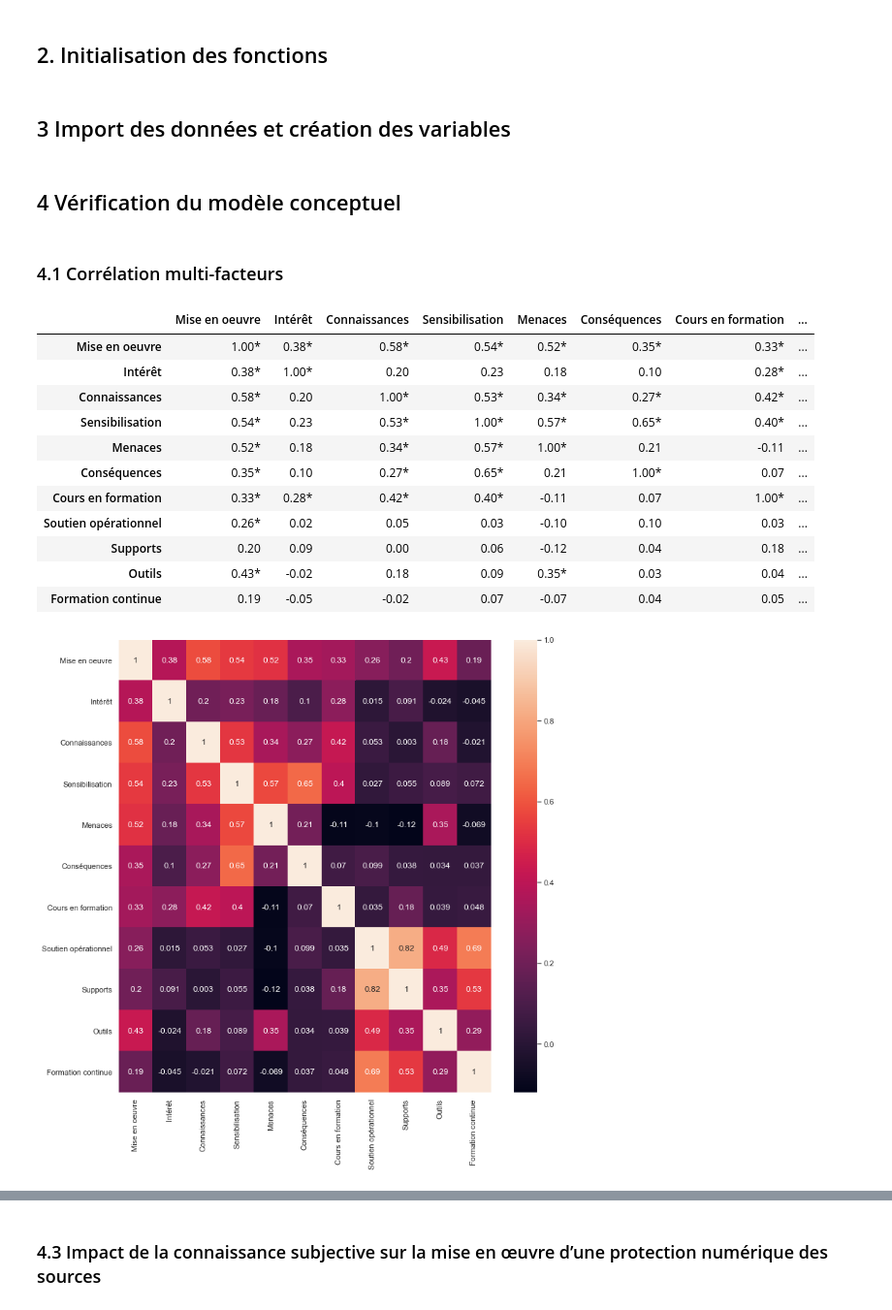
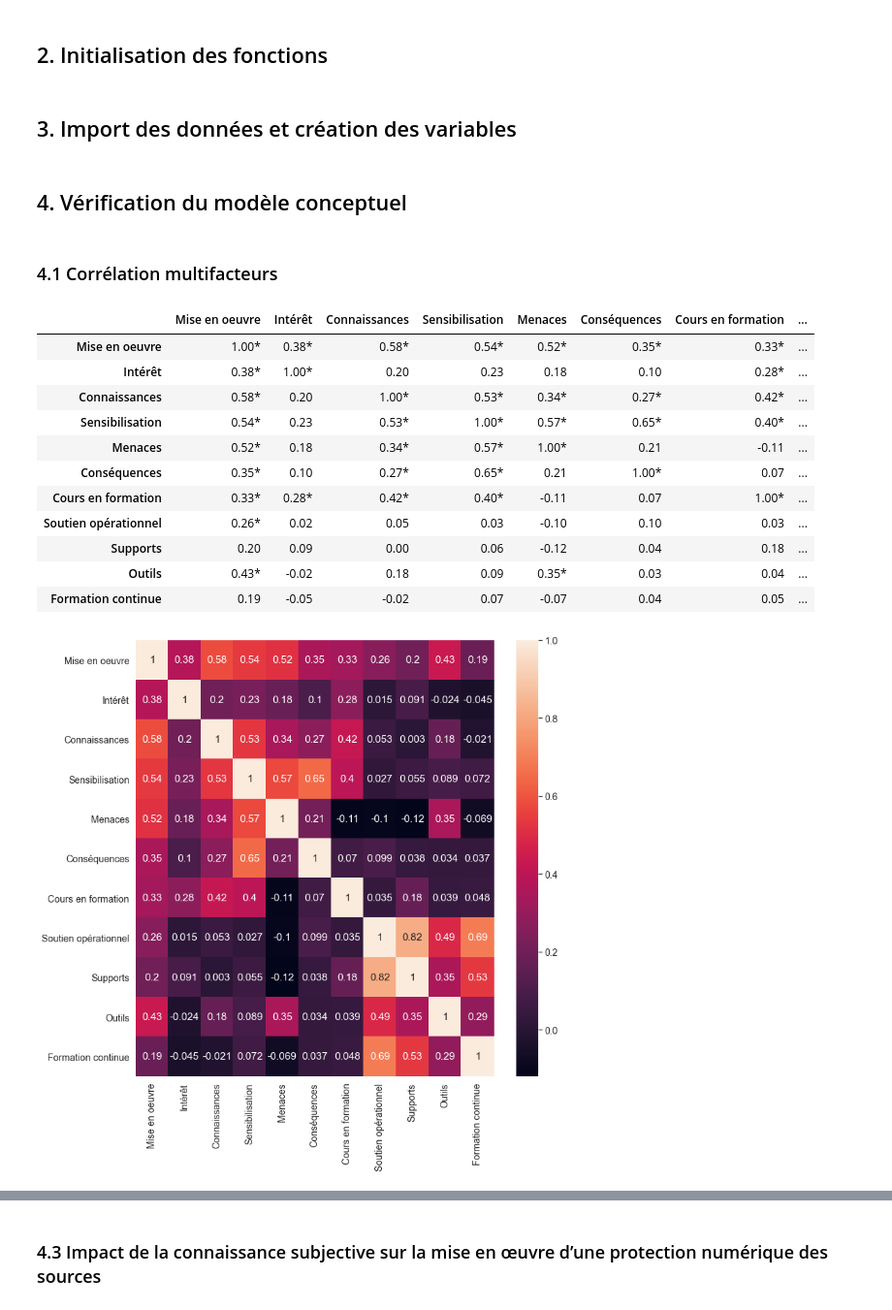
Before and after one commit to R00t3n3d/SourcesGuard, a Jupyter notebook: calculsTM.ipynb, the cells around one changed output, grey strips where cells are left out. Shown at 97% size. Cells and saved outputs as stored; diff of their text form; code cells hidden in the pictures.

```diff
--- a/calculsTM.ipynb
+++ b/calculsTM.ipynb
@@ -6,16 +6,19 @@
 import pandas as pd
 from sklearn.ensemble import RandomForestRegressor
 from sklearn.linear_model import LinearRegression
+import matplotlib as mpl
 from matplotlib import pyplot as plt
 import numpy as np
 import seaborn as sns
 import scipy.stats
 import statsmodels.api as sm
 import statsmodels.formula.api as smf
-sns.set(color_codes=True)
+sns.set(color_codes=True, font_scale=1.3)
+plt.rcParams["figure.figsize"] = [12,12]
 # %% [markdown]
 ## 2. Initialisation des fonctions
 # %%
+# Régression linéaire multiple
 def reg_m(y, x):
     ones = np.ones(len(x[0]))
     X = sm.add_constant(np.column_stack((x[0], ones)))
@@ -24,7 +27,8 @@ def reg_m(y, x):
     results = sm.OLS(y, X).fit()
     return results
 
-def calculate_pvalues(df):
+# p-values de la corrélation de Pearson
+def pvalues_pearson(df):
     df = df._get_numeric_data()
     dfcols = pd.DataFrame(columns=df.columns)
     pvalues = dfcols.transpose().join(dfcols, how='outer')
@@ -37,7 +41,8 @@ def calculate_pvalues(df):
             pvalues[r][c] = scipy.stats.pearsonr(df_corr[r], df_corr[c])[1]
     return pvalues
 
-def calculate_pvaluesSpear(df):
+# p-values de la corrélation de Spearman
+def pvalues_spearman(df):
     df = df._get_numeric_data()
     dfcols = pd.DataFrame(columns=df.columns)
     pvalues = dfcols.transpose().join(dfcols, how='outer')
@@ -50,7 +55,7 @@ def calculate_pvaluesSpear(df):
             pvalues[r][c] = scipy.stats.spearmanr(df_corr[r], df_corr[c])[1]
     return pvalues
 # %% [markdown]
-## 3 Import des données et création des variables
+## 3. Import des données et création des variables
 # %%
 datas = pd.read_csv("C:/datas.csv", delimiter=";")
 
@@ -107,47 +111,39 @@ iv2Median = iv2.median(axis=1)
 # %% [markdown]
-## 4 Vérification du modèle conceptuel
+## 4. Vérification du modèle conceptuel
 # %% [markdown]
-### 4.1 Corrélation multi-facteurs
+### 4.1 Corrélation multifacteurs
 # %%
 # Concaténation variable dépendante et facteurs explicatifs
-facteurs = pd.concat([dv1Median, vc1Median, vc2Median, iv1Median, iv1_1Median, iv1_2Median, iv1_3Median, iv2Median, iv2_1Median, iv2_2Median, iv2_3Median], axis=1)
+facteurs = pd.concat([VD1Median, VCont1Median, VCont2Median, VI1Median, VI1_1Median, VI1_2Median, VI1_3Median, VI2Median, VI2_1Median, VI2_2Median, VI2_3Median], axis=1)
 facteurs.columns = ["Mise en oeuvre", "Intérêt", "Connaissances", "Sensibilisation", "Menaces", "Conséquences", "Cours en formation", "Soutien opérationnel", "Supports", "Outils", "Formation continue"]
 
 # Calcul de la significativité
-pval = calculate_pvalues(facteurs)
+pval = pvalues_pearson(facteurs)
 
 # Calcul du Coefficient de corrélation de Pearson
 rho = facteurs.corr(method='pearson')
 
-# Définition de la taille du graphe
-plt.rcParams["figure.figsize"] = [12,12]
-
-
-
 # Affichage sur un graphe
 sns.heatmap(data=rho, annot=True, color="black")
-
-# Sauvegarde du graphe
-plt.savefig("CorrelationMultiFacteurs.pdf")
 
 # Représentation des p-values
 r1 = rho.applymap(lambda x: '{:.2f}'.format(x))
 r2 = rho.applymap(lambda x: '{:.2f}*'.format(x))
 rho = rho.mask(pval>0.05,r1)
 rho = rho.mask(pval<=0.05,r2)
 rho
 # %% [output]
 |  | Mise en oeuvre | Intérêt | Connaissances | Sensibilisation | Menaces | Conséquences | Cours en formation | ... |
 | Mise en oeuvre | 1.00* | 0.38* | 0.58* | 0.54* | 0.52* | 0.35* | 0.33* | ... |
 | Intérêt | 0.38* | 1.00* | 0.20 | 0.23 | 0.18 | 0.10 | 0.28* | ... |
 | Connaissances | 0.58* | 0.20 | 1.00* | 0.53* | 0.34* | 0.27* | 0.42* | ... |
 | Sensibilisation | 0.54* | 0.23 | 0.53* | 1.00* | 0.57* | 0.65* | 0.40* | ... |
 | Menaces | 0.52* | 0.18 | 0.34* | 0.57* | 1.00* | 0.21 | -0.11 | ... |
 | Conséquences | 0.35* | 0.10 | 0.27* | 0.65* | 0.21 | 1.00* | 0.07 | ... |
 | Cours en formation | 0.33* | 0.28* | 0.42* | 0.40* | -0.11 | 0.07 | 1.00* | ... |
 | Soutien opérationnel | 0.26* | 0.02 | 0.05 | 0.03 | -0.10 | 0.10 | 0.03 | ... |
 | Supports | 0.20 | 0.09 | 0.00 | 0.06 | -0.12 | 0.04 | 0.18 | ... |
 | Outils | 0.43* | -0.02 | 0.18 | 0.09 | 0.35* | 0.03 | 0.04 | ... |
 | Formation continue | 0.19 | -0.05 | -0.02 | 0.07 | -0.07 | 0.04 | 0.05 | ... |
-[figure, old version]
+[figure, new version]
 # %% [markdown]
```
Also changed, not shown: parts of 27 cells of this notebook.
